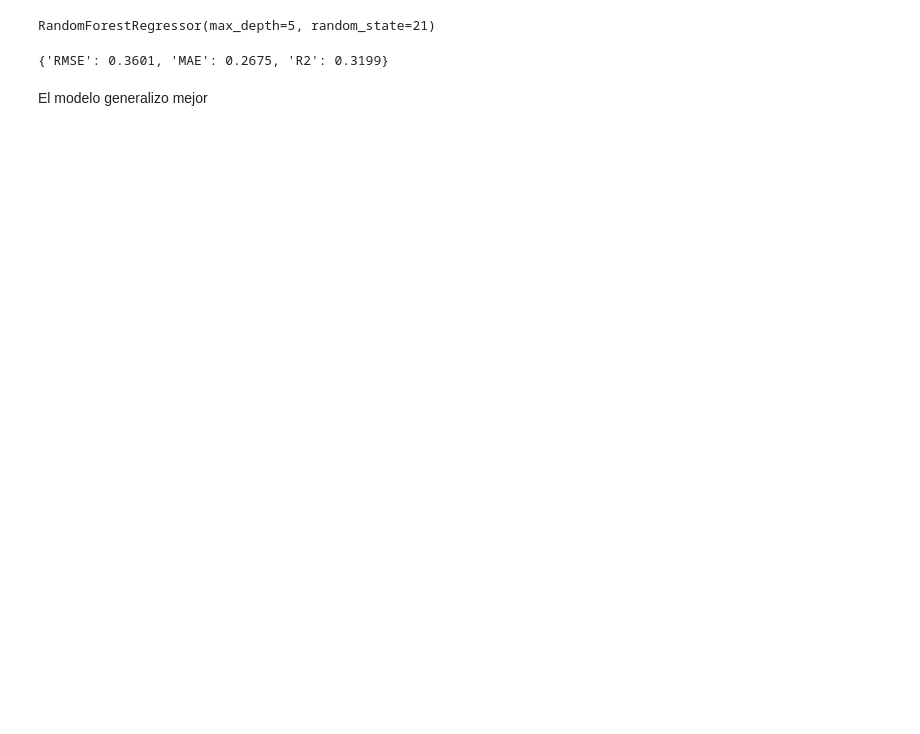
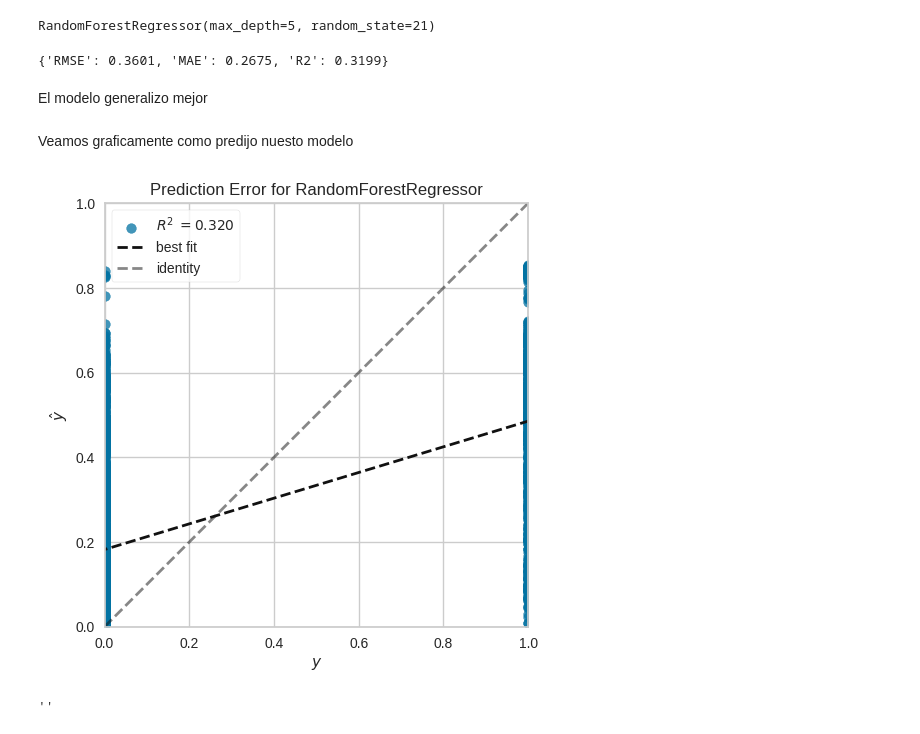
Before and after one commit to nicolb21/TelecomX_parte2_Latam, a Jupyter notebook: Telecom_X__Parte_2.ipynb, the cells around one changed output. Saved outputs shown, nothing was run; the diff lists cells and outputs as text; code cells hidden in the pictures; blank space fills up the shorter version.

Commit message:
Se creo el modelo RandomForestRegressor

```diff
--- a/Telecom_X__Parte_2.ipynb
+++ b/Telecom_X__Parte_2.ipynb
@@ -540,3 +556,14 @@ resultados_rf
 {'RMSE': 0.3601, 'MAE': 0.2675, 'R2': 0.3199}
 # %% [markdown]
 El modelo generalizo mejor
+# %% [markdown]
+Veamos graficamente como predijo nuesto modelo
+# %%
+from yellowbrick.regressor import prediction_error
+
+visualizer = prediction_error(modelo, x_train, y_train, x_test, y_test)
+
+;
+# %% [output]
+[figure, added]
+''
```
Also changed, not shown: parts of 32 cells of this notebook.
